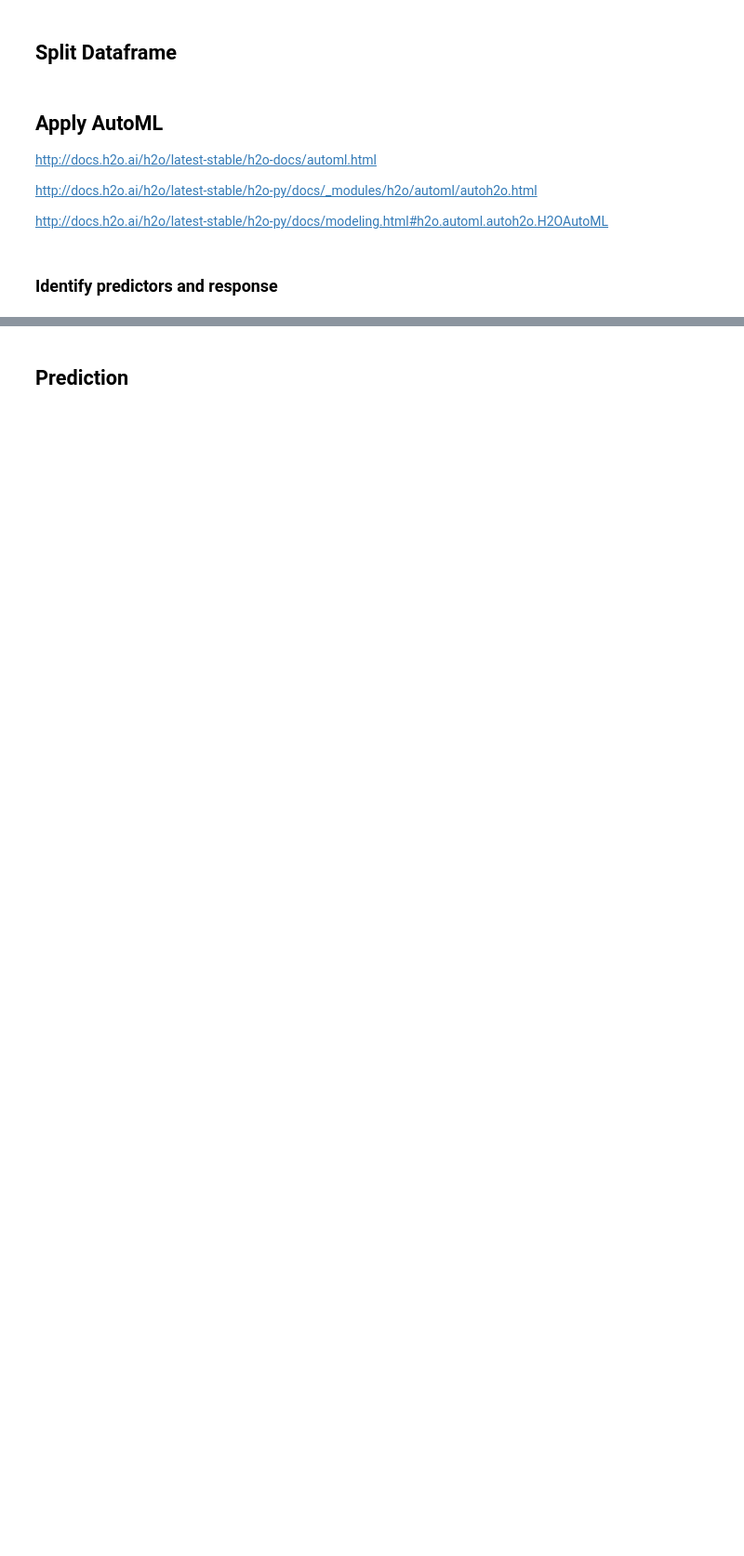
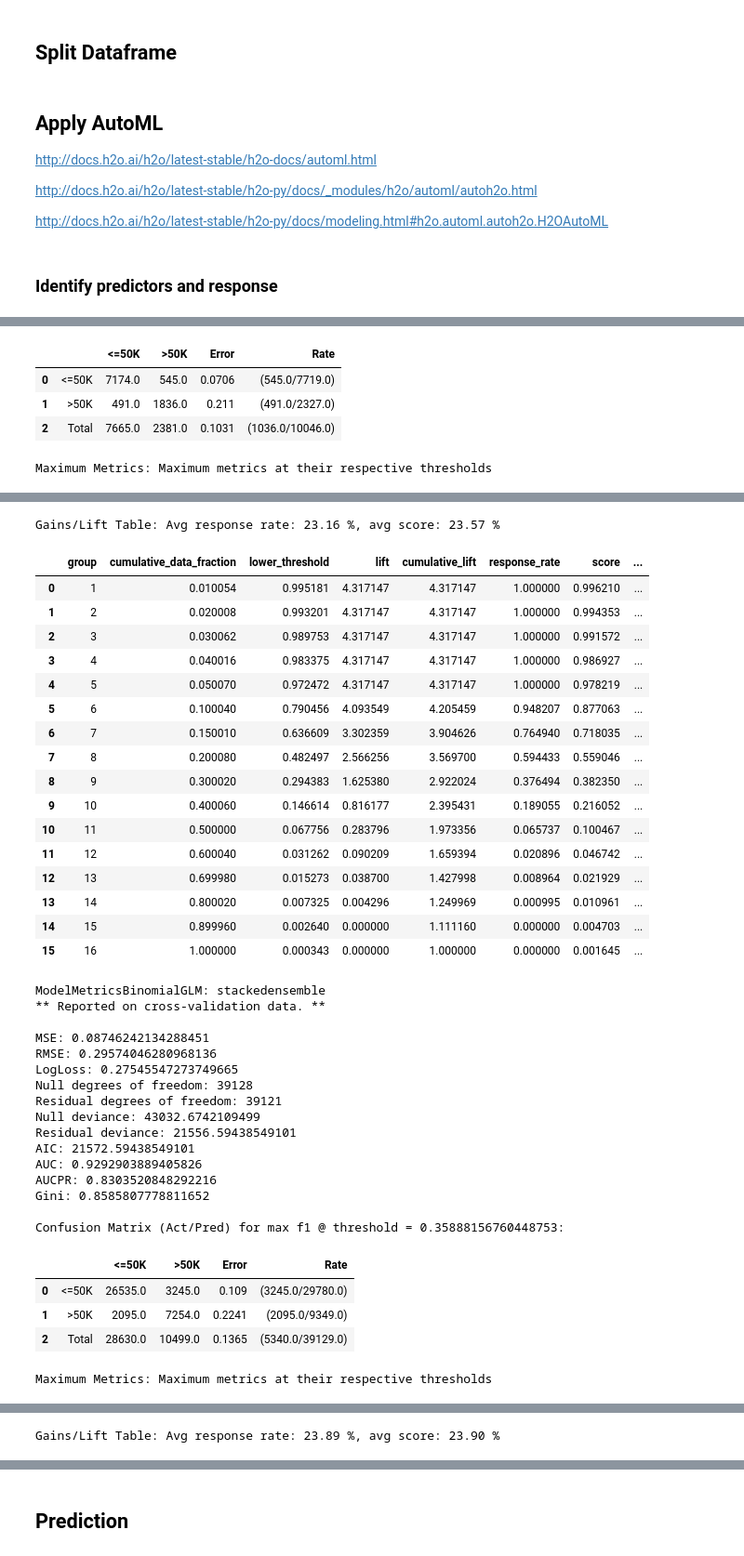
Before and after one commit to victorlifan/msds697_distributed_data_systems_2022, a Jupyter notebook: Day12/ex02_AutoML-Skeleton.ipynb, the cells around one changed output, grey strips where cells are left out. Shown: that part at 93% size. Saved outputs shown, nothing was run; the diff lists cells and outputs as text; code cells hidden in the pictures; blank space fills up the shorter version.

```diff
--- a/Day12/ex02_AutoML-Skeleton.ipynb
+++ b/Day12/ex02_AutoML-Skeleton.ipynb
@@ -70,0 +114,9 @@ model_automl.
+# %%
+predictors= adult_valid_h2o.columns
+response = 'income'
+predictors.remove(response)
+
+model_automl.train(x= predictors,
+                  y = response,
+                  training_frame=adult_train_h2o)
+# %% [output]
@@ -70,0 +140,5 @@ model_automl.
+|  |  | <=50K | >50K | Error | Rate |
+| 0 | <=50K | 7174.0 | 545.0 | 0.0706 | (545.0/7719.0) |
+| 1 | >50K | 491.0 | 1836.0 | 0.211 | (491.0/2327.0) |
+| 2 | Total | 7665.0 | 2381.0 | 0.1031 | (1036.0/10046.0) |
+Maximum Metrics: Maximum metrics at their respective thresholds
@@ -70,0 +162,39 @@ model_automl.
+Gains/Lift Table: Avg response rate: 23.16 %, avg score: 23.57 %
+|  | group | cumulative_data_fraction | lower_threshold | lift | cumulative_lift | response_rate | score | ... |
+| 0 | 1 | 0.010054 | 0.995181 | 4.317147 | 4.317147 | 1.000000 | 0.996210 | ... |
+| 1 | 2 | 0.020008 | 0.993201 | 4.317147 | 4.317147 | 1.000000 | 0.994353 | ... |
+| 2 | 3 | 0.030062 | 0.989753 | 4.317147 | 4.317147 | 1.000000 | 0.991572 | ... |
+| 3 | 4 | 0.040016 | 0.983375 | 4.317147 | 4.317147 | 1.000000 | 0.986927 | ... |
+| 4 | 5 | 0.050070 | 0.972472 | 4.317147 | 4.317147 | 1.000000 | 0.978219 | ... |
+| 5 | 6 | 0.100040 | 0.790456 | 4.093549 | 4.205459 | 0.948207 | 0.877063 | ... |
+| 6 | 7 | 0.150010 | 0.636609 | 3.302359 | 3.904626 | 0.764940 | 0.718035 | ... |
+| 7 | 8 | 0.200080 | 0.482497 | 2.566256 | 3.569700 | 0.594433 | 0.559046 | ... |
+| 8 | 9 | 0.300020 | 0.294383 | 1.625380 | 2.922024 | 0.376494 | 0.382350 | ... |
+| 9 | 10 | 0.400060 | 0.146614 | 0.816177 | 2.395431 | 0.189055 | 0.216052 | ... |
+| 10 | 11 | 0.500000 | 0.067756 | 0.283796 | 1.973356 | 0.065737 | 0.100467 | ... |
+| 11 | 12 | 0.600040 | 0.031262 | 0.090209 | 1.659394 | 0.020896 | 0.046742 | ... |
+| 12 | 13 | 0.699980 | 0.015273 | 0.038700 | 1.427998 | 0.008964 | 0.021929 | ... |
+| 13 | 14 | 0.800020 | 0.007325 | 0.004296 | 1.249969 | 0.000995 | 0.010961 | ... |
+| 14 | 15 | 0.899960 | 0.002640 | 0.000000 | 1.111160 | 0.000000 | 0.004703 | ... |
+| 15 | 16 | 1.000000 | 0.000343 | 0.000000 | 1.000000 | 0.000000 | 0.001645 | ... |
+ModelMetricsBinomialGLM: stackedensemble
+** Reported on cross-validation data. **
+
+MSE: 0.08746242134288451
+RMSE: 0.29574046280968136
+LogLoss: 0.27545547273749665
+Null degrees of freedom: 39128
+Residual degrees of freedom: 39121
+Null deviance: 43032.6742109499
+Residual deviance: 21556.59438549101
+AIC: 21572.59438549101
+AUC: 0.9292903889405826
+AUCPR: 0.8303520848292216
+Gini: 0.8585807778811652
+
+Confusion Matrix (Act/Pred) for max f1 @ threshold = 0.35888156760448753:
+|  |  | <=50K | >50K | Error | Rate |
+| 0 | <=50K | 26535.0 | 3245.0 | 0.109 | (3245.0/29780.0) |
+| 1 | >50K | 2095.0 | 7254.0 | 0.2241 | (2095.0/9349.0) |
+| 2 | Total | 28630.0 | 10499.0 | 0.1365 | (5340.0/39129.0) |
+Maximum Metrics: Maximum metrics at their respective thresholds
@@ -70,0 +218 @@ model_automl.
+Gains/Lift Table: Avg response rate: 23.89 %, avg score: 23.90 %
```
Also changed, not shown: parts of 14 cells of this notebook, 42 other files.
